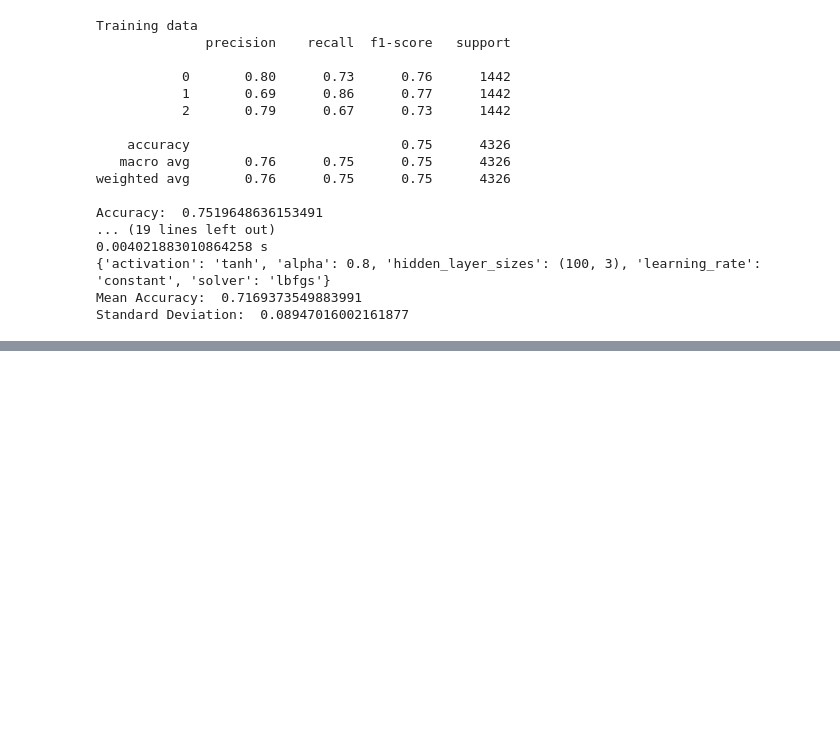
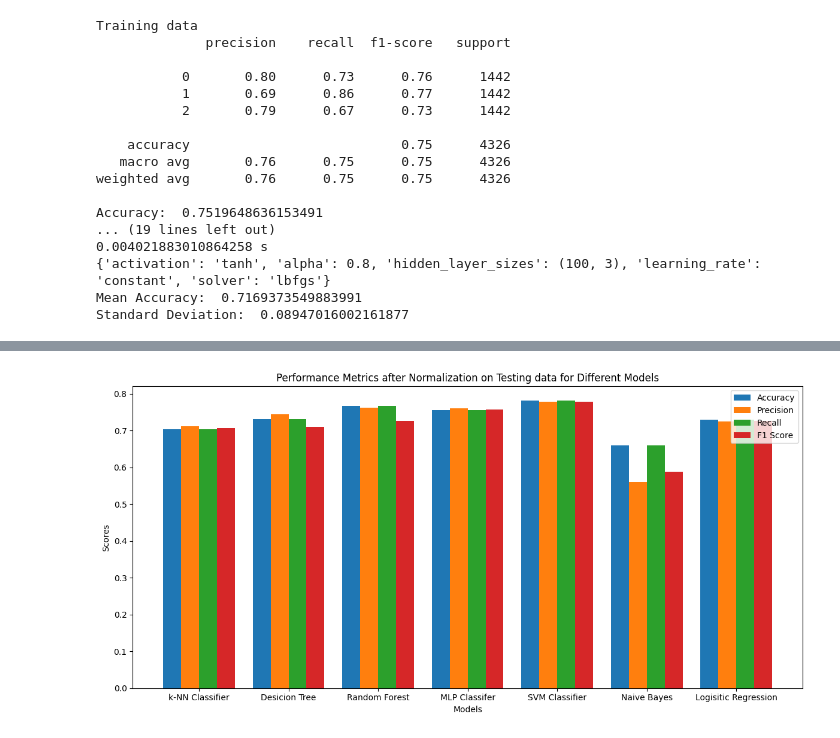
Before and after one commit to Kartik-3-programmer/Machine-Learning, a Jupyter notebook: Aggrregation_of_all_models.ipynb, the cells around one changed output, grey strips where cells are left out. Cells and saved outputs as stored; diff of their text form; code cells hidden in the pictures; blank space fills up the shorter version.

```diff
--- a/Aggrregation_of_all_models.ipynb
+++ b/Aggrregation_of_all_models.ipynb
@@ -549,0 +659,27 @@ Standard Deviation:  0.08947016002161877
+# %%
+# Setting the positions for the bars
+bar_width = 0.2
+index = list(range(len(classifier_lists)))
+index_precision = [i + bar_width for i in index]
+index_recall = [i + 2 * bar_width for i in index]
+index_f1 = [i + 3 * bar_width for i in index]
+
+# Creating bars for each metric
+plt.figure(figsize=(12, 6))
+plt.bar(index, accuracy_an_testing_lists, width=bar_width, label='Accuracy')
+plt.bar(index_precision, precision_an_testing_lists, width=bar_width, label='Precision')
+plt.bar(index_recall, recall_an_testing_lists, width=bar_width, label='Recall')
+plt.bar(index_f1, f1score_an_testing_lists, width=bar_width, label='F1 Score')
+
+# Adding labels, titles, and legends
+plt.xlabel('Models')
+plt.ylabel('Scores')
+plt.title('Performance Metrics after Normalization on Testing data for Different Models')
+plt.xticks([i + 1.5 * bar_width for i in index], classifier_lists)
+plt.legend()
+
+# Displaying the plot
+plt.tight_layout()
+plt.show()
+# %% [output]
+[figure, added]
```
Also changed, not shown: parts of 19 cells of this notebook.
